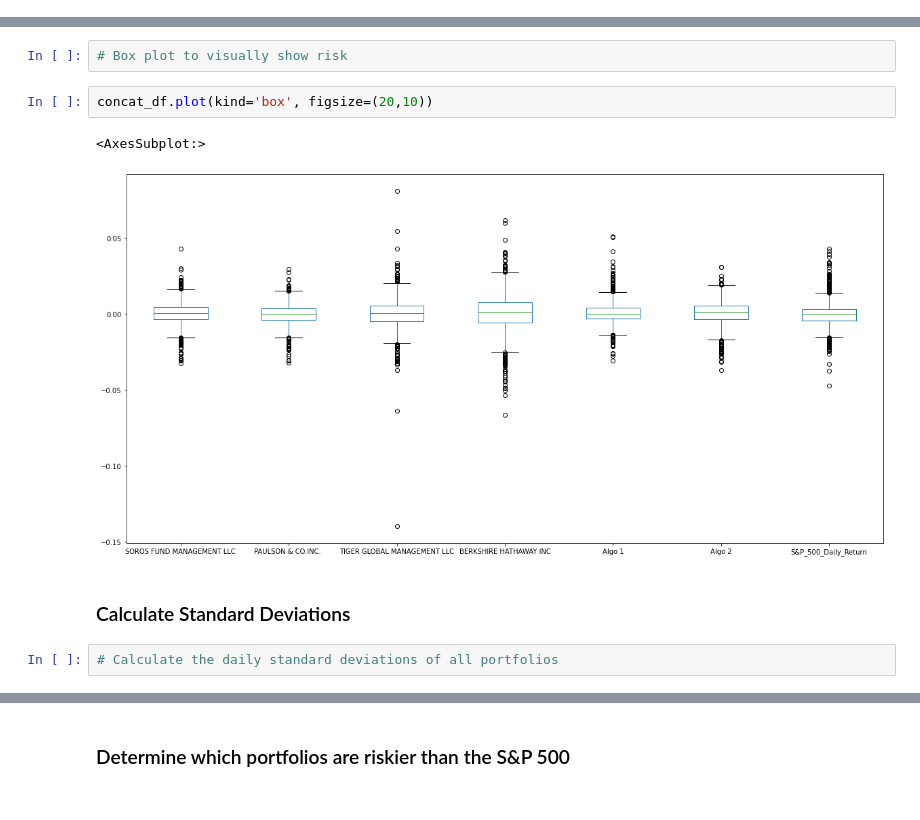
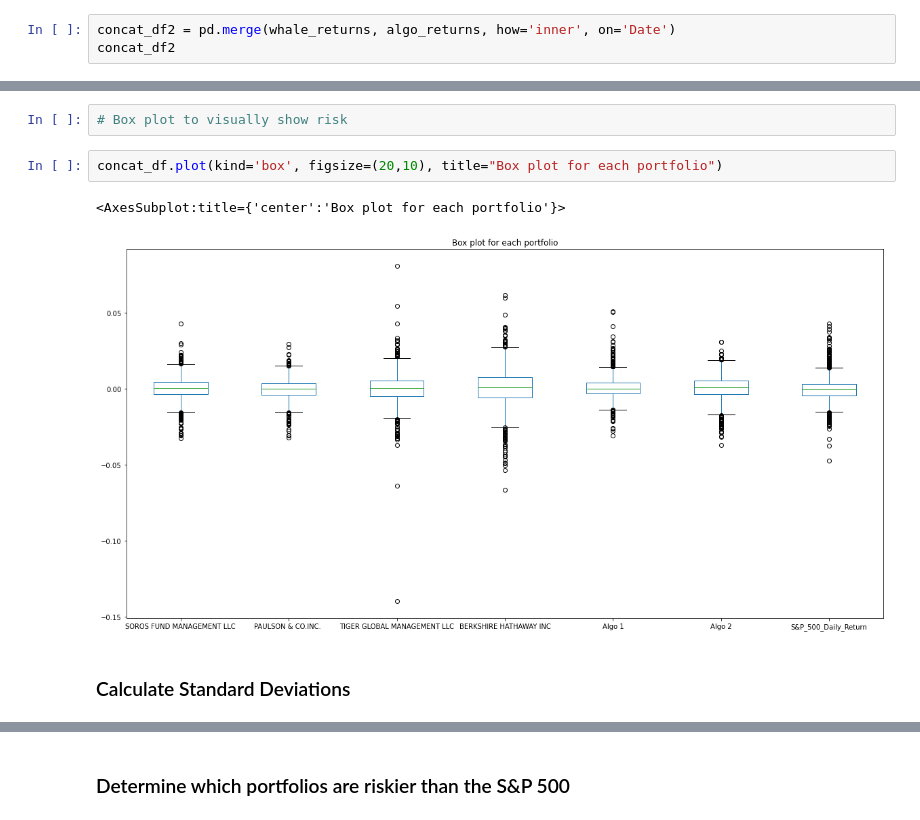
Before and after one commit to jbrown2155/Week_4_Pandas, a Jupyter notebook: New_Whale.ipynb, the cells around one changed output, grey strips where cells are left out. Cells and saved outputs as stored; diff of their text form.

```diff
--- a/New_Whale.ipynb
+++ b/New_Whale.ipynb
@@ -323,3 +324,6 @@ sp500_history.set_index('Date')
 1648 rows × 2 columns
 # %% [markdown]
 # Join Whale Returns, Algorithmic Returns, and the S&P 500 Returns into a single DataFrame with columns for each portfolio's returns.
+# %%
+concat_df2 = pd.merge(whale_returns, algo_returns, how='inner', on='Date')
+concat_df2
@@ -520,11 +538,9 @@ Determine the _risk_ of each portfolio:
 # %%
 # Box plot to visually show risk
 # %%
-concat_df.plot(kind='box', figsize=(20,10))
+concat_df.plot(kind='box', figsize=(20,10), title="Box plot for each portfolio")
 # %% [output]
-<AxesSubplot:>
+<AxesSubplot:title={'center':'Box plot for each portfolio'}>
-[figure, old version]
+[figure, new version]
 # %% [markdown]
 ### Calculate Standard Deviations
-# %%
-# Calculate the daily standard deviations of all portfolios
```
Also changed, not shown: parts of 83 cells of this notebook.
